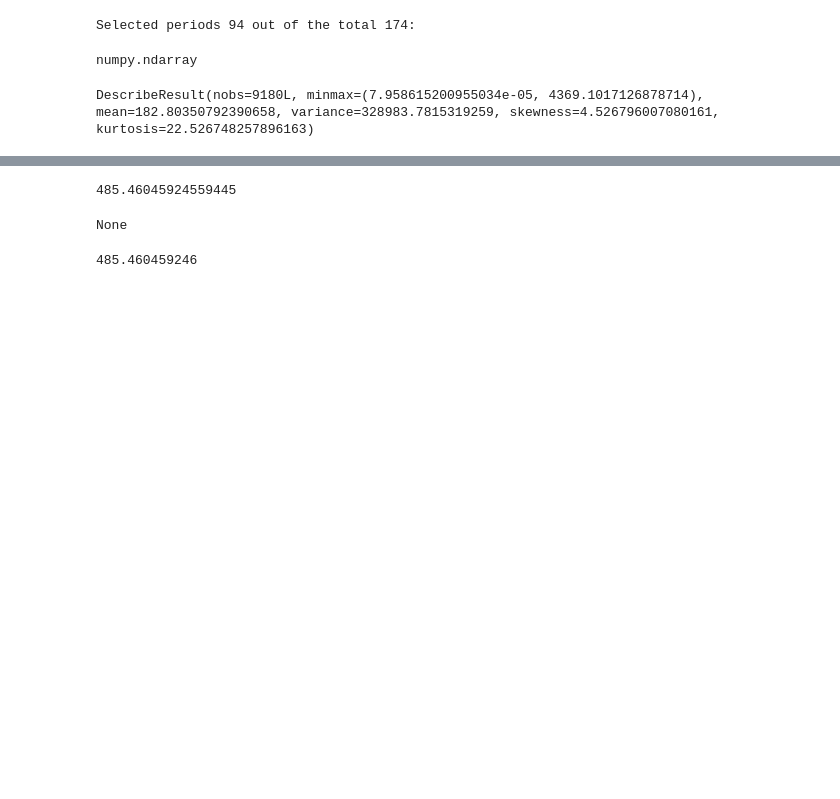
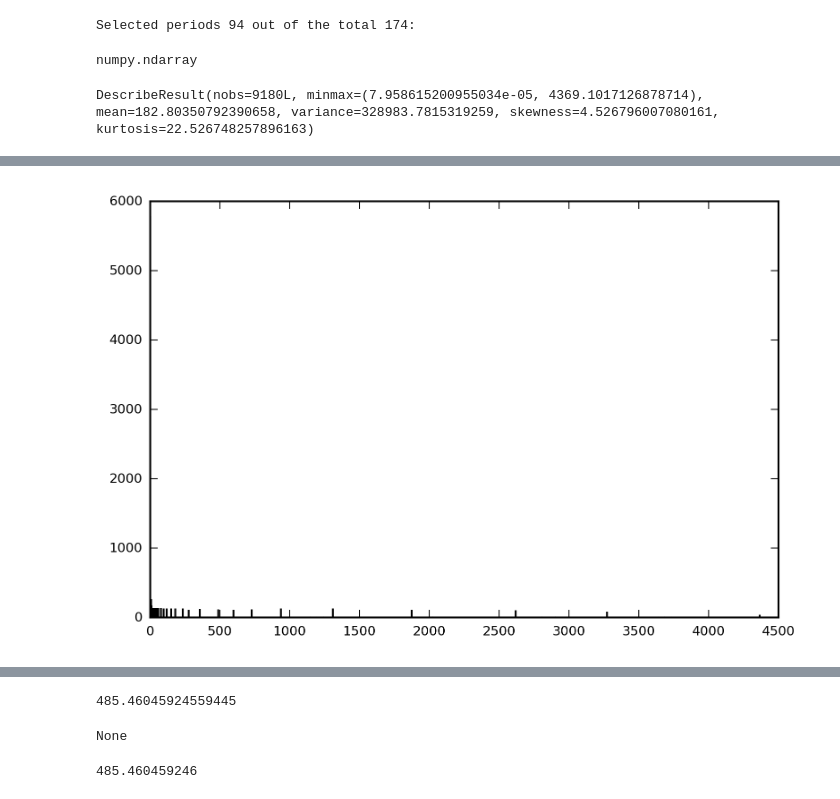
Before and after one commit to MTgeophysics/mtpy, a Jupyter notebook: examples/notebooks/analyze_edi_collection.ipynb, the cells around one changed output, grey strips where cells are left out. Drawn from its saved outputs; the diff is of its cells as text; code cells hidden in the pictures; blank space fills up the shorter version.

```diff
--- a/examples/notebooks/analyze_edi_collection.ipynb
+++ b/examples/notebooks/analyze_edi_collection.ipynb
@@ -54,0 +55,10 @@ plt.ylabel("Occurence in number of MT stations")
+# %%
+
+y,binEdges = np.histogram(obj.mt_periods,bins=1000)
+
+bincenters = 0.5*(binEdges[1:]+binEdges[:-1])
+
+plt.bar(bincenters, y, width=0.05, color='r')
+plt.show()
+# %% [output]
+[figure, added]
```
Also changed, not shown: parts of 5 cells of this notebook, 4 other files.
